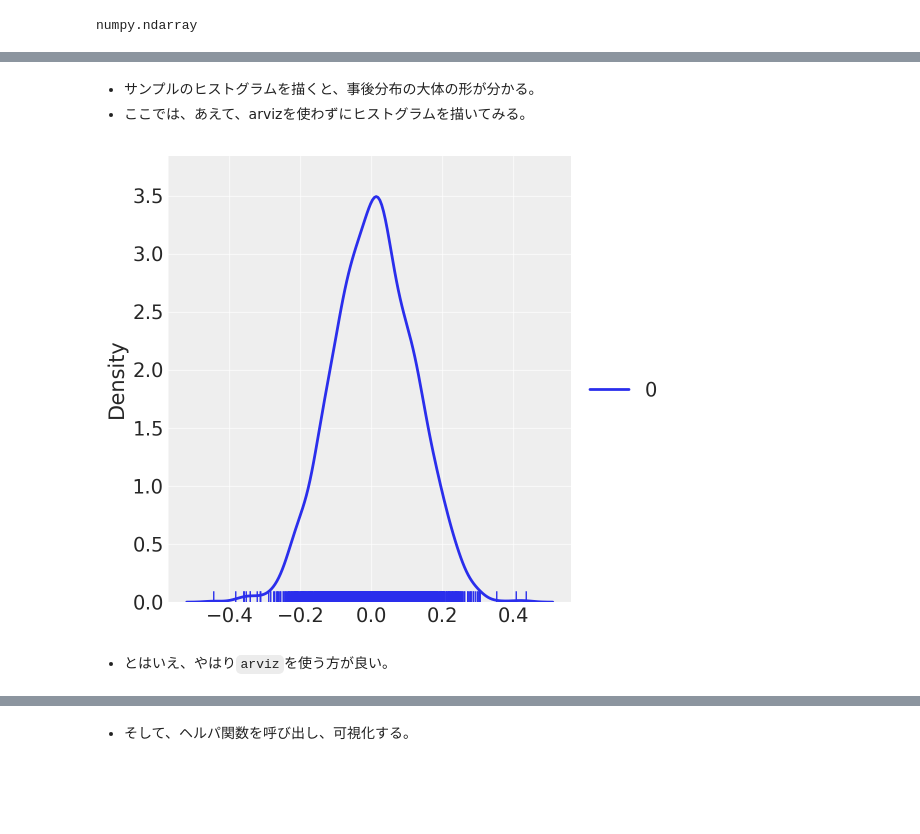
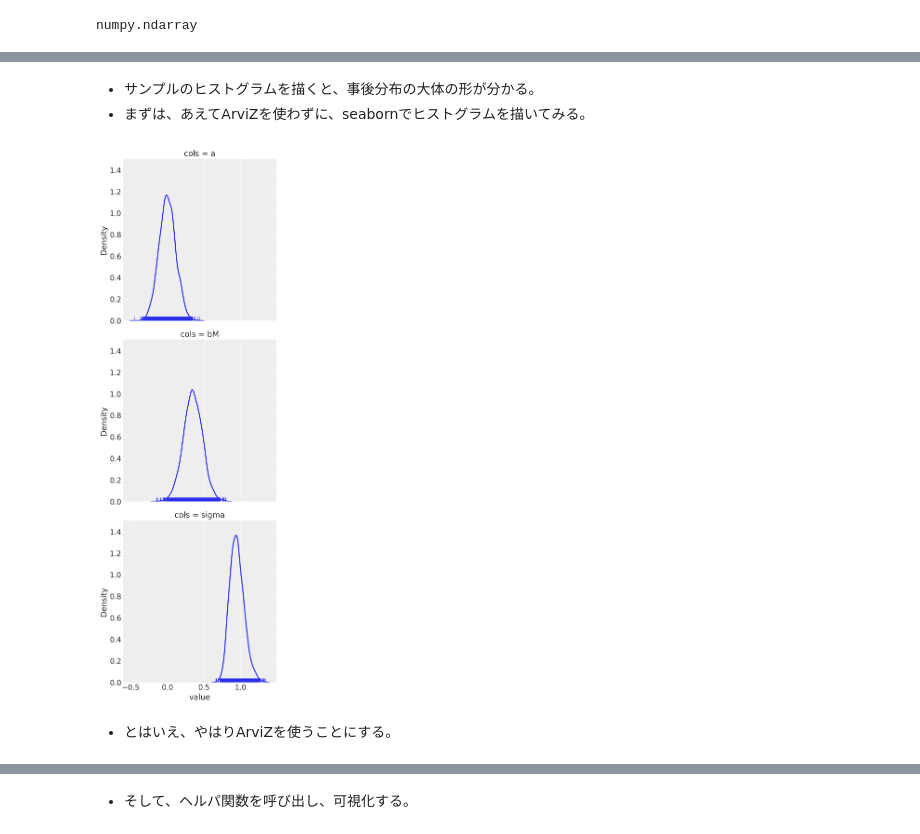
Before and after one commit to yoshihiroo/course2023-stats2, a Jupyter notebook: 03_NumPyro_2.ipynb, the cells around one changed output, grey strips where cells are left out. Cells and saved outputs as stored; diff of their text form; code cells hidden in the pictures; blank space fills up the shorter version.

```diff
--- a/03_NumPyro_2.ipynb
+++ b/03_NumPyro_2.ipynb
@@ -273,0 +283,3 @@ numpy.ndarray
+# %%
+df_idata_1 = idata_1.posterior.to_dataframe()
+df_idata_1.head()
@@ -274,15 +294,16 @@ numpy.ndarray
 # %% [markdown]
 * サンプルのヒストグラムを描くと、事後分布の大体の形が分かる。
-* ここでは、あえて、arvizを使わずにヒストグラムを描いてみる。
+* まずは、あえてArviZを使わずに、seabornでヒストグラムを描いてみる。
-# %%
-sns.displot(
-    pd.DataFrame(data=idata_1.posterior["a"].data.T),
-    kind="kde", rug=True,
-    );
-# %% [output]
-[figure, removed]
+# %%
+sns.displot(
+    df_idata_1.melt(var_name="cols", value_name="value"),
+    x="value", row="cols",
+    kind="kde", rug=True
+    );
+# %% [output]
+[figure, added]
 # %% [markdown]
-* とはいえ、やはり`arviz`を使う方が良い。
+* とはいえ、やはりArviZを使うことにする。
 # %%
 az.plot_trace(idata_1);
 # %% [output]
```
Also changed, not shown: parts of 71 cells of this notebook.
